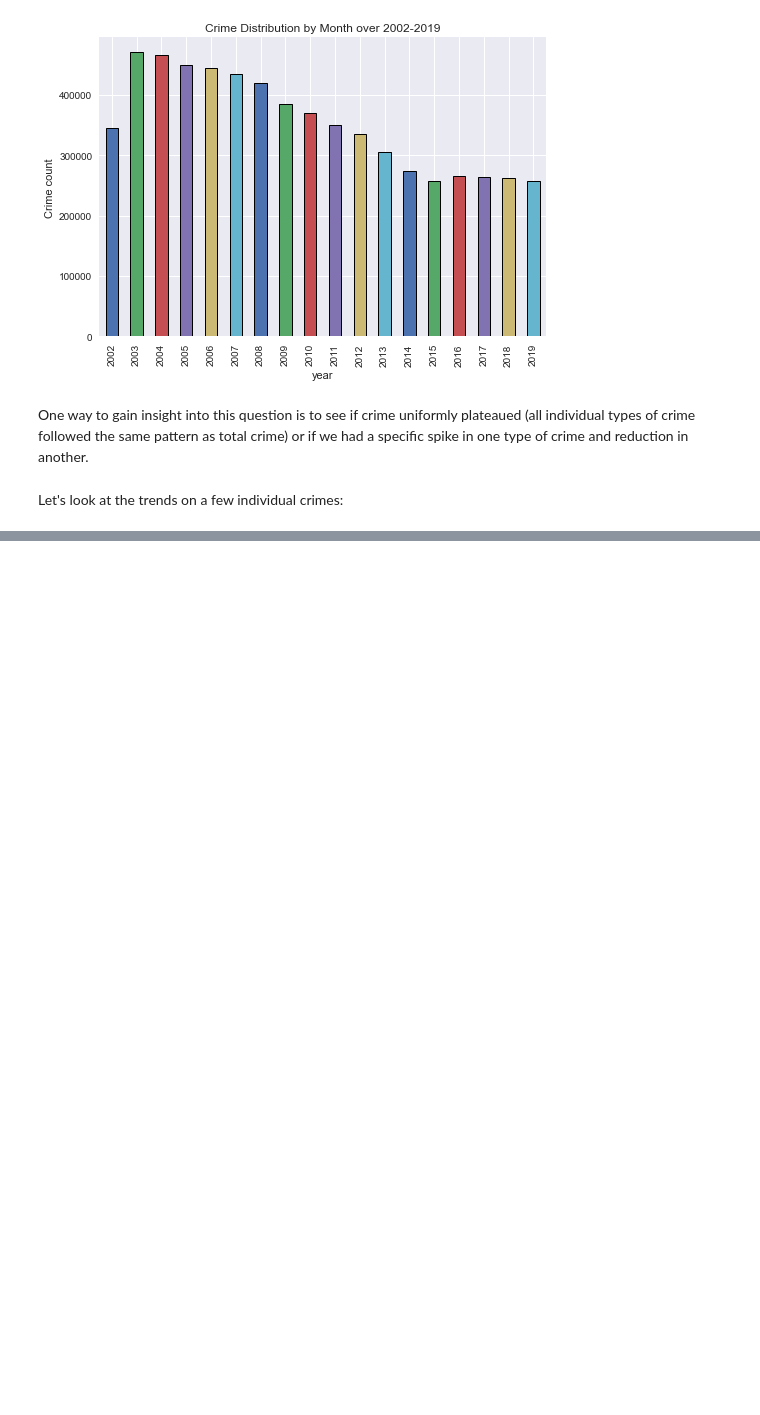
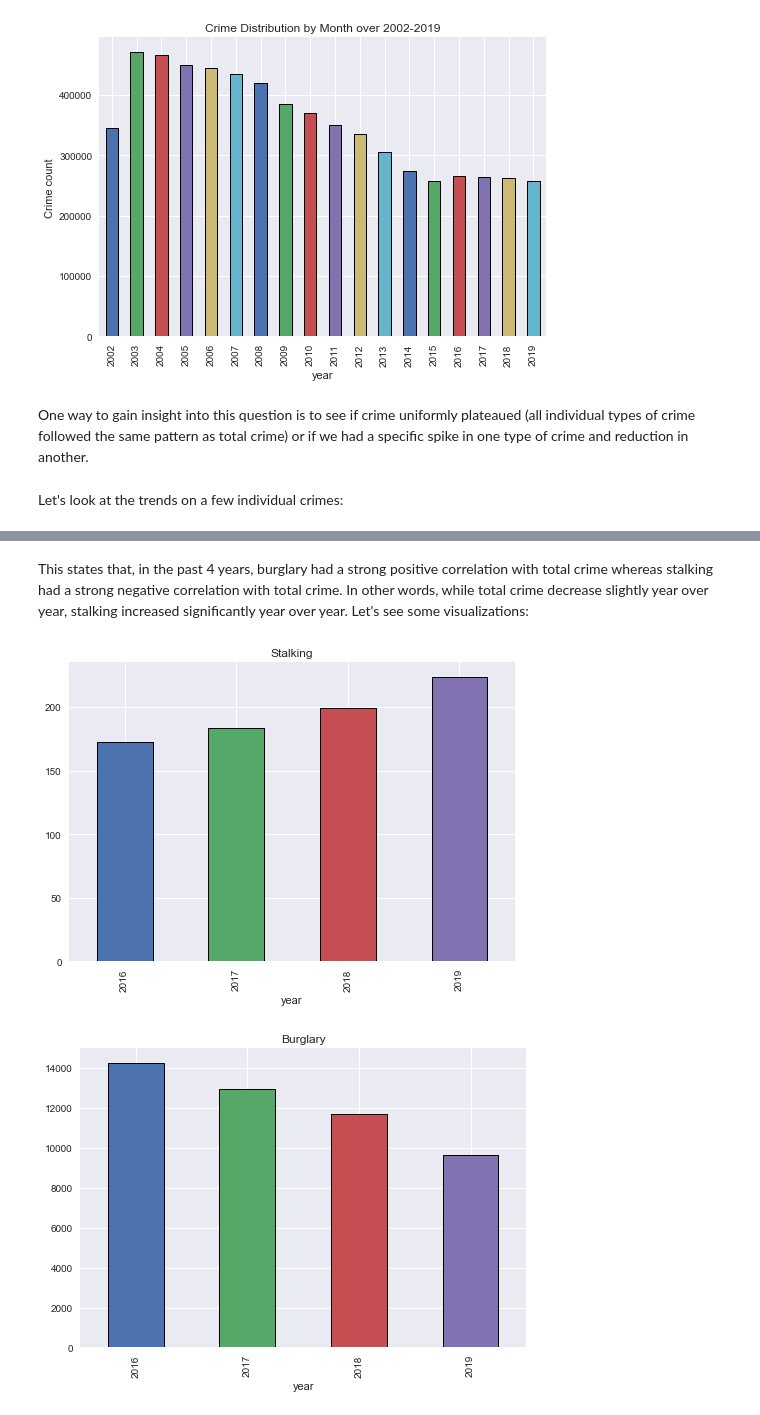
Before and after one commit to tjdolan121/4502Proj, a Jupyter notebook: forge/code/DataMiningQuestions.ipynb, the cells around one changed output, grey strips where cells are left out. Drawn from its saved outputs; the diff is of its cells as text; code cells hidden in the pictures; blank space fills up the shorter version.

```diff
--- a/forge/code/DataMiningQuestions.ipynb
+++ b/forge/code/DataMiningQuestions.ipynb
@@ -119,0 +135,15 @@ fig, ((ax1, ax2, ax3),(ax4, ax5, ax6), (ax7, ax8, ax9)) = plt.subplots(3, 3, fig
+# %%
+df_last_4_years = q1_df[q1_df.year.isin([2016, 2017, 2018, 2019])]  # look at the data from the last 4 years
+
+crime_types = df_last_4_years.primary_type.unique()
+
+ttl_crime_per_year = np.array(df_last_4_years.groupby('year').size())
+
+crime_to_total_crime_correlation = dict()
+
+for crime in crime_types:
+    crime_counts_per_year = np.array(df_last_4_years[df_last_4_years.primary_type == crime].groupby('year').size())
+    if len(crime_counts_per_year) == len(ttl_crime_per_year):
+        crime_to_total_crime_correlation[crime] = np.corrcoef(ttl_crime_per_year, crime_counts_per_year)[0, 1]
+
+sorted(crime_to_total_crime_correlation.items(), key=lambda x: x[1])
@@ -119,0 +168,10 @@ fig, ((ax1, ax2, ax3),(ax4, ax5, ax6), (ax7, ax8, ax9)) = plt.subplots(3, 3, fig
+# %% [markdown]
+This states that, in the past 4 years, burglary had a strong positive correlation with total crime whereas stalking had a strong negative correlation with total crime.  In other words, while total crime decrease slightly year over year, stalking increased significantly year over year.  Let's see some visualizations:
+# %%
+df_last_4_years[df_last_4_years.primary_type == 'STALKING'].groupby('year').size().plot.bar(edgecolor='black', linewidth=1, color=sns.color_palette(), title='Stalking')
+plt.show()
+df_last_4_years[df_last_4_years.primary_type == 'BURGLARY'].groupby('year').size().plot.bar(edgecolor='black', linewidth=1, color=sns.color_palette(), title='Burglary')
+plt.show()
+# %% [output]
+[figure, added]
+[figure, added]
```
Also changed, not shown: parts of 8 cells of this notebook.
